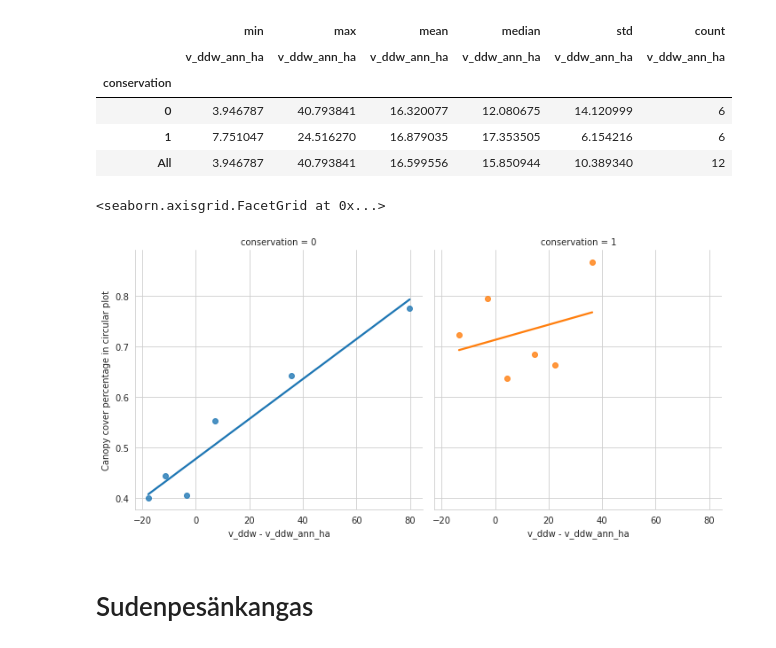
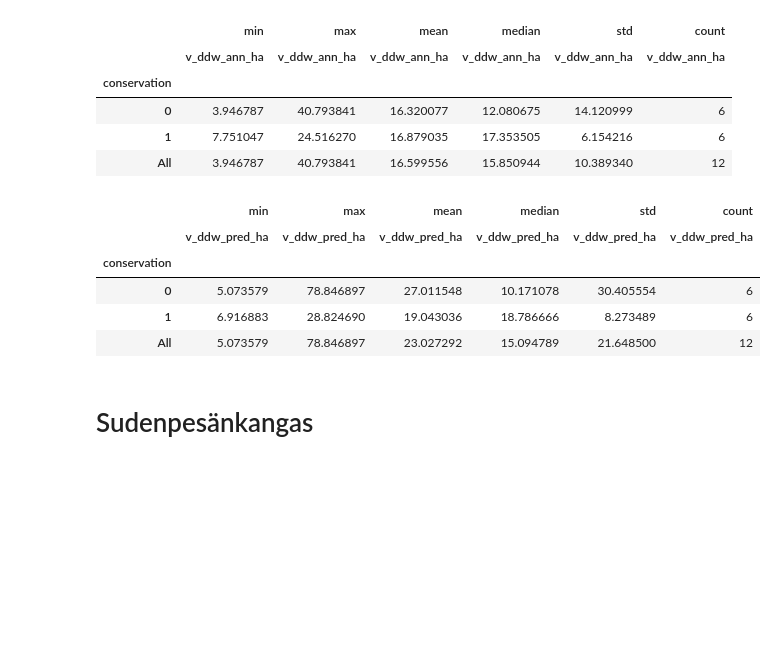
Before and after one commit to mayrajeo/maskrcnn-deadwood, a Jupyter notebook: notebooks/6_result_comparison_with_field_data.ipynb, the cells around one changed output. Cells and saved outputs as stored; diff of their text form; code cells hidden in the pictures; blank space fills up the shorter version.

```diff
--- a/notebooks/6_result_comparison_with_field_data.ipynb
+++ b/notebooks/6_result_comparison_with_field_data.ipynb
@@ -696,2 +571,0 @@ Text(0.5, 1.0, 'Conserved forests')
-# %%
-plot_dw_data['l_dw_plot_diff'] = plot_dw_data.l_ddw - plot_dw_data.l_gw_ann
@@ -717,6 +576,12 @@ plot_dw_data['v_ddw_ann'] = plot_dw_data.apply(lambda row: anns_in_plots[(anns_i
                                                                         (anns_in_plots.layer == 'groundwood')
                                                                        ].v_ddw.sum()
                                               , axis=1)
+# %%
+preds_in_plots['v_ddw'] = preds_in_plots.geometry.apply(cut_cone_volume)
+plot_dw_data['v_ddw_pred'] = plot_dw_data.apply(lambda row: preds_in_plots[(preds_in_plots.plot_id == row.id) &
+                                                                        (preds_in_plots.layer == 'groundwood')
+                                                                       ].v_ddw.sum()
+                                              , axis=1)
 # %%
 plot_dw_data['v_dw_plot'] = (plot_dw_data['v_dw']/10000)*np.pi*9**2
 plot_dw_data['v_ddw_plot'] = (plot_dw_data['v_ddw']/10000)*np.pi*9**2
@@ -737,14 +588,0 @@ plt.show()
-# %%
-plot_dw_data['v_ddw_ann_ha'] = (10000 * plot_dw_data.v_ddw_ann) / (np.pi * 9**2)
-g = sns.lmplot(data=plot_dw_data, x='v_ddw_ann_ha', y='v_ddw', col='conservation', hue='conservation', ci=0,
-                legend=False)
-g.axes[0,0].set_title('Managed forests')
-g.axes[0,1].set_title('Protected forests')
-g.axes[0,0].set_yticks(range(0,151,25))
-g.axes[0,0].set_xticks(range(0,151,25))
-g.axes[0,1].set_xticks(range(0,151,25))
-g.set_ylabels('Total volume (m³/ha) of field-measured groundwood')
-g.set_xlabels('Estimated total volume (m³/ha) of annotated groundwood')
-plt.suptitle('Volume estimations based on plot data')
-plt.tight_layout()
-plt.show()
@@ -770,16 +606,18 @@ pd.pivot_table(data=plot_dw_data, index=['conservation'], values=['v_ddw_ann_ha'
 | 0 | 3.946787 | 40.793841 | 16.320077 | 12.080675 | 14.120999 | 6 |
 | 1 | 7.751047 | 24.516270 | 16.879035 | 17.353505 | 6.154216 | 6 |
 | All | 3.946787 | 40.793841 | 16.599556 | 15.850944 | 10.389340 | 12 |
-# %%
-plot_dw_data['v_ddw_diff'] = plot_dw_data.v_ddw - plot_dw_data.v_ddw_ann_ha
-# %%
-g = sns.lmplot(data=plot_dw_data, x='v_ddw_diff', y='canopy_cover_pct', col='conservation',
-               hue='conservation', ci=0)
-g.set_ylabels('Canopy cover percentage in circular plot')
-g.set_xlabels('v_ddw - v_ddw_ann_ha')
-# %% [output]
-<seaborn.axisgrid.FacetGrid at 0x...>
-[figure, removed]
+# %%
+plot_dw_data['v_ddw_pred_ha'] = (10000 * plot_dw_data.v_ddw_pred) / (np.pi * 9**2)
+
+pd.pivot_table(data=plot_dw_data, index=['conservation'], values=['v_ddw_pred_ha'],
+               aggfunc=['min', 'max', 'mean', 'median','std', 'count'], margins=True)
+# %% [output]
+|  | min | max | mean | median | std | count |
+|  | v_ddw_pred_ha | v_ddw_pred_ha | v_ddw_pred_ha | v_ddw_pred_ha | v_ddw_pred_ha | v_ddw_pred_ha |
+| conservation |  |  |  |  |  |  |
+| 0 | 5.073579 | 78.846897 | 27.011548 | 10.171078 | 30.405554 | 6 |
+| 1 | 6.916883 | 28.824690 | 19.043036 | 18.786666 | 8.273489 | 6 |
+| All | 5.073579 | 78.846897 | 23.027292 | 15.094789 | 21.648500 | 12 |
 # %% [markdown]
 # Sudenpesänkangas
 # %% [markdown]
```
Also changed, not shown: parts of 84 cells of this notebook.
